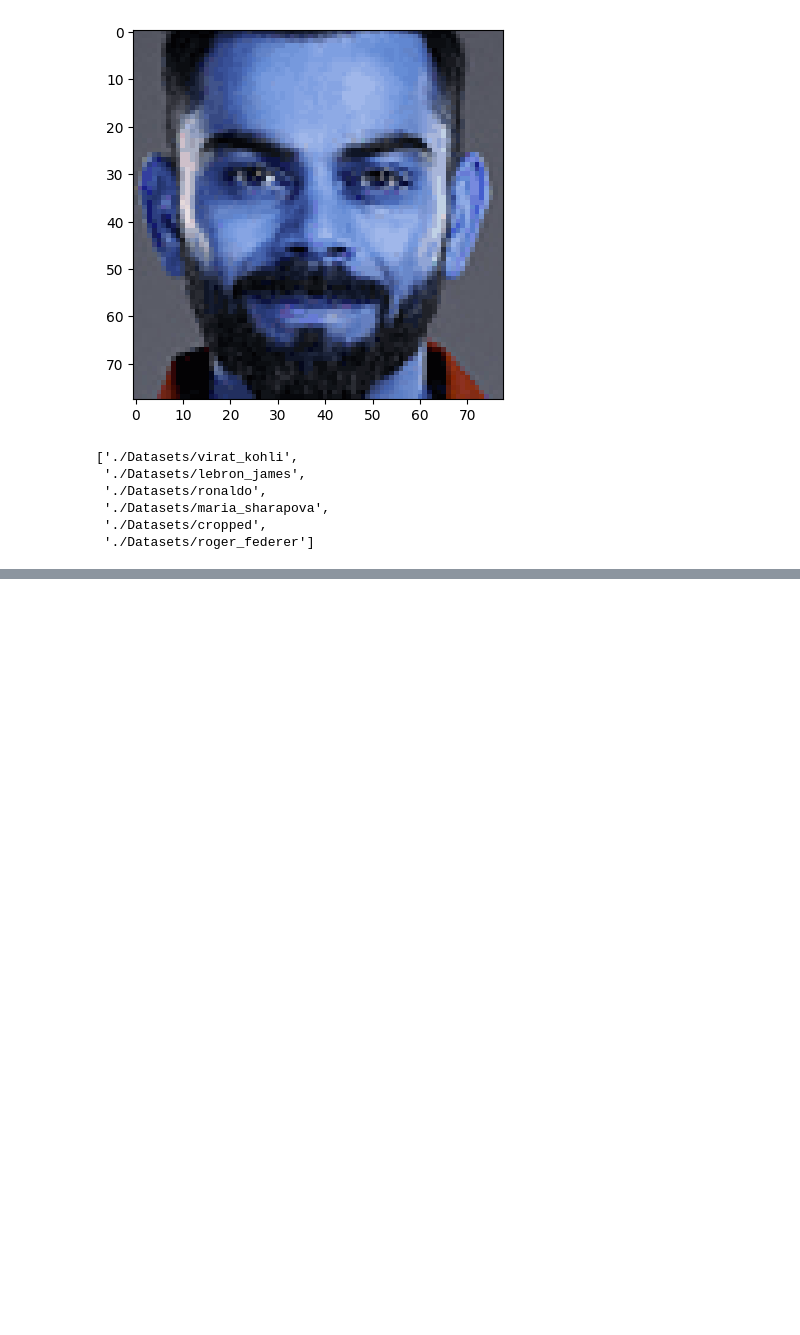
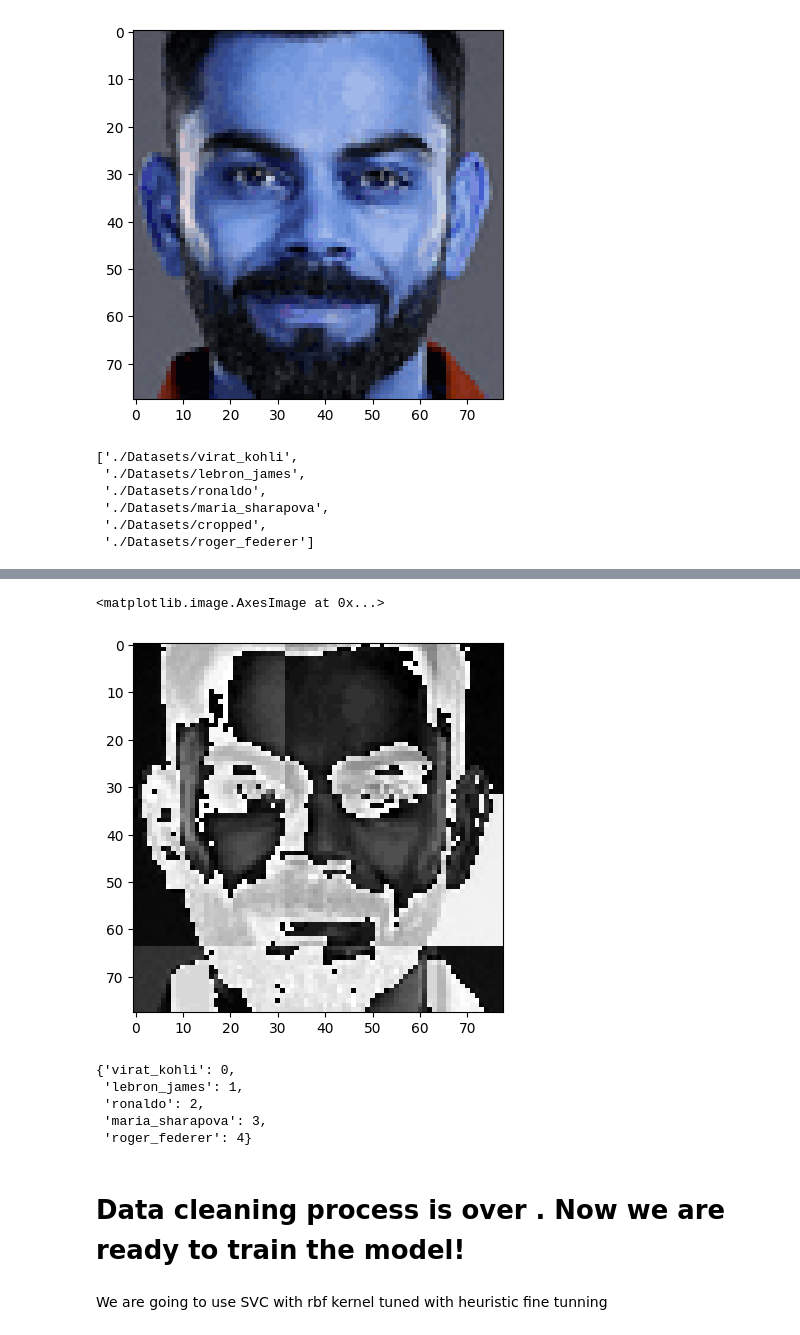
Before and after one commit to jayshivankar/Celebrity-Face-Recognition, a Jupyter notebook: Model/sports_person_classifier_model.ipynb, the cells around one changed output, grey strips where cells are left out. Cells and saved outputs as stored; diff of their text form; code cells hidden in the pictures; blank space fills up the shorter version.

Commit message:
Celebrity Face Recognition (Classification Project )

```diff
--- a/Model/sports_person_classifier_model.ipynb
+++ b/Model/sports_person_classifier_model.ipynb
@@ -146,3 +147,40 @@ Generating cropped image in folder: ./Datasets/cropped/lebron_james
 Generating cropped image in folder: ./Datasets/cropped/ronaldo
 Generating cropped image in folder: ./Datasets/cropped/maria_sharapova
 Generating cropped image in folder: ./Datasets/cropped/roger_federer
+# %%
+#  wavelet transform-based denoising or feature extraction on an image.
+
+import numpy as np
+import pywt
+import cv2
+
+def w2d(img,mode='haar',level=1):
+    imArray = img
+
+    # datatype conversions
+    # convert to grayscale
+    imArray = cv2.cvtColor(imArray,cv2.COLOR_RGB2GRAY)
+
+    # convert to float
+    imArray = np.float32(imArray)
+    imArray /= 255;
+
+    #compute coefficents
+    coeffs = pywt.wavedec2(imArray,mode,level=level)
+
+    #process coefficients
+    coeffs_H=list(coeffs)
+    coeffs_H[0] *= 0;
+
+    #reconstruction
+    imArray_H = pywt.waverec2(coeffs_H,mode);
+    imArray_H *= 255;
+    imArray_H = np.uint8(imArray_H)
+
+    return imArray_H
+# %%
+im_har = w2d(cropped_image,'db1',5)
+plt.imshow(im_har,cmap='gray')
+# %% [output]
+<matplotlib.image.AxesImage at 0x...>
+[figure, added]
@@ -148,0 +195,14 @@ Generating cropped image in folder: ./Datasets/cropped/roger_federer
+# %%
+# giving numbers to celebrity folders
+class_dict = {}
+count = 0
+for celebrity_name in celebrity_file_names_dict.keys():
+    class_dict[celebrity_name] = count
+    count = count + 1
+class_dict
+# %% [output]
+{'virat_kohli': 0,
+ 'lebron_james': 1,
+ 'ronaldo': 2,
+ 'maria_sharapova': 3,
+ 'roger_federer': 4}
@@ -148,0 +231,4 @@ Generating cropped image in folder: ./Datasets/cropped/roger_federer
+# %% [markdown]
+# Data cleaning process is over . Now we are ready to train the model!
+# %% [markdown]
+We are going to use SVC with rbf kernel tuned with heuristic fine tunning
```
Also changed, not shown: parts of 4 cells of this notebook.
